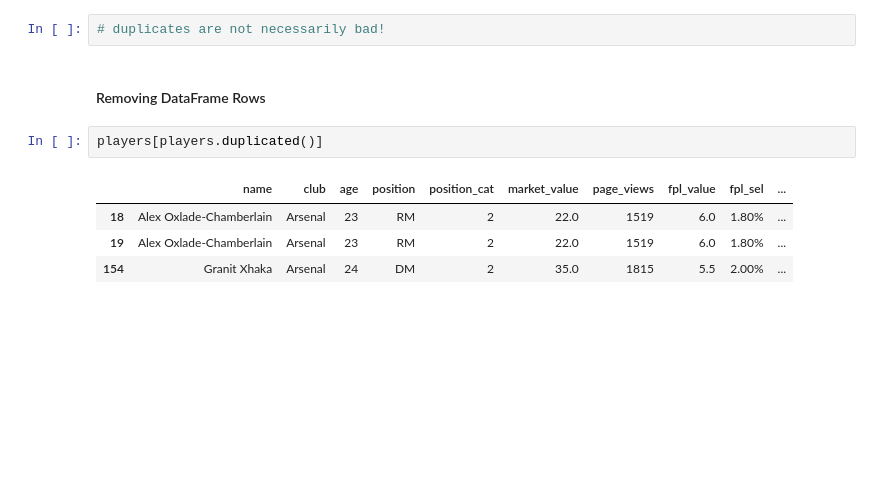
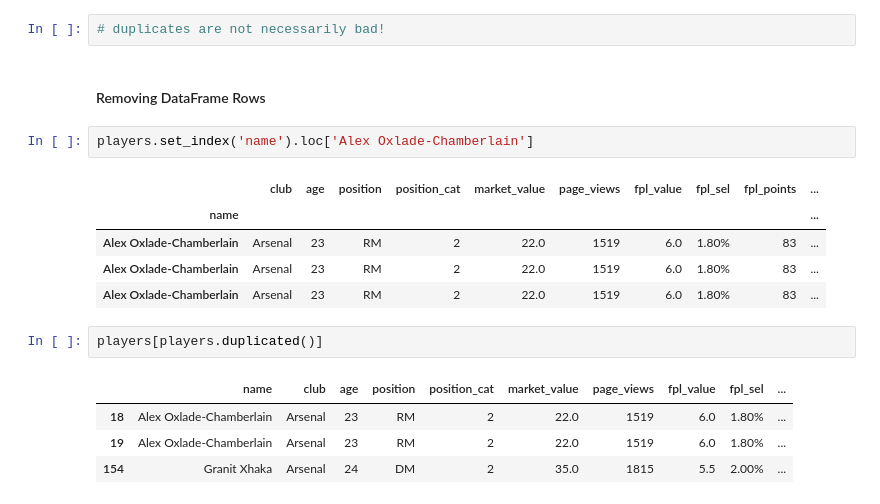
Before and after one commit to deonhj/python_snippets, a Jupyter notebook: pandas/Notebooks/DataFrames_In_Depth.ipynb, the cells around one changed output. Saved outputs shown, nothing was run; the diff lists cells and outputs as text; blank space fills up the shorter version.

```diff
--- a/pandas/Notebooks/DataFrames_In_Depth.ipynb
+++ b/pandas/Notebooks/DataFrames_In_Depth.ipynb
@@ -1299,6 +1301,14 @@ players.drop_duplicates(keep='first').market_value.mean()
 # duplicates are not necessarily bad!
 # %% [markdown]
 #### Removing DataFrame Rows
+# %%
+players.set_index('name').loc['Alex Oxlade-Chamberlain']
+# %% [output]
+|  | club | age | position | position_cat | market_value | page_views | fpl_value | fpl_sel | fpl_points | ... |
+| name |  |  |  |  |  |  |  |  |  | ... |
+| Alex Oxlade-Chamberlain | Arsenal | 23 | RM | 2 | 22.0 | 1519 | 6.0 | 1.80% | 83 | ... |
+| Alex Oxlade-Chamberlain | Arsenal | 23 | RM | 2 | 22.0 | 1519 | 6.0 | 1.80% | 83 | ... |
+| Alex Oxlade-Chamberlain | Arsenal | 23 | RM | 2 | 22.0 | 1519 | 6.0 | 1.80% | 83 | ... |
 # %%
 players[players.duplicated()]
 # %% [output]
```
Also changed, not shown: parts of 14 cells of this notebook, 6 other files.
